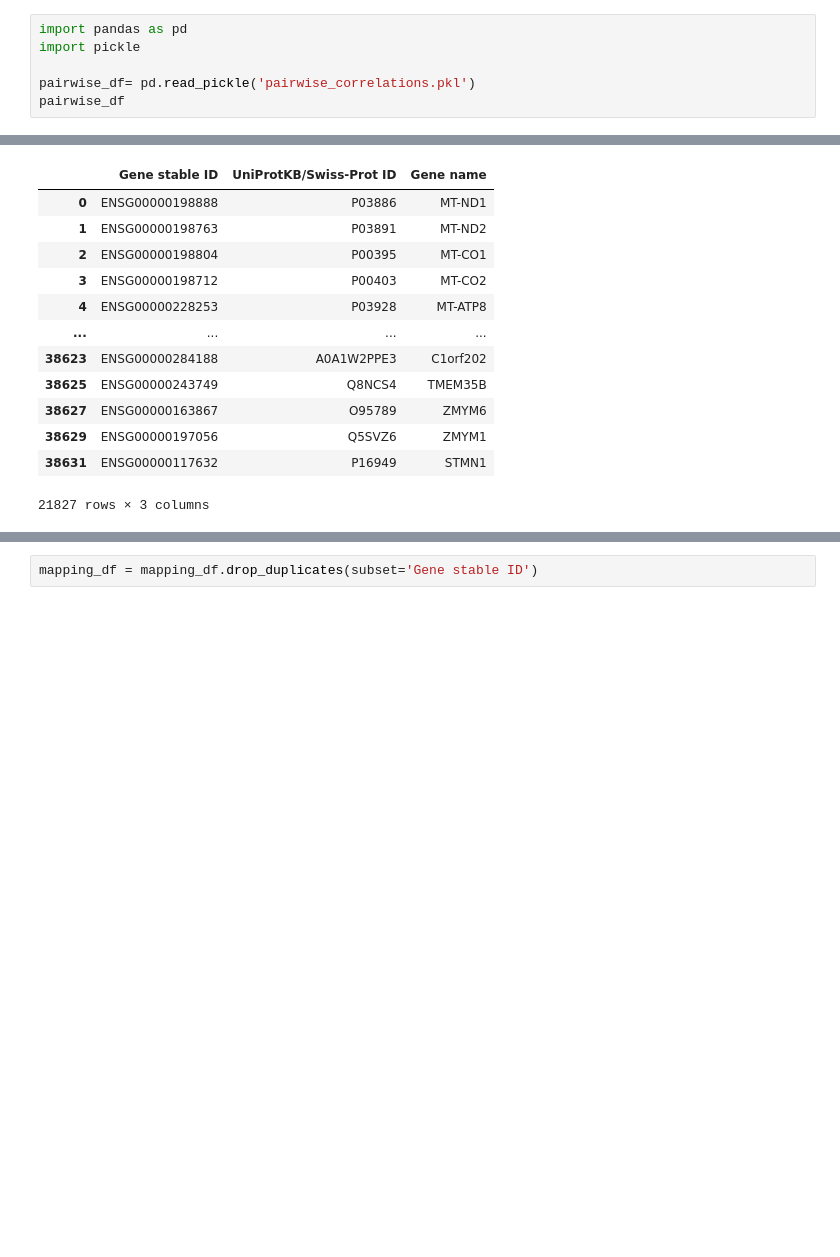
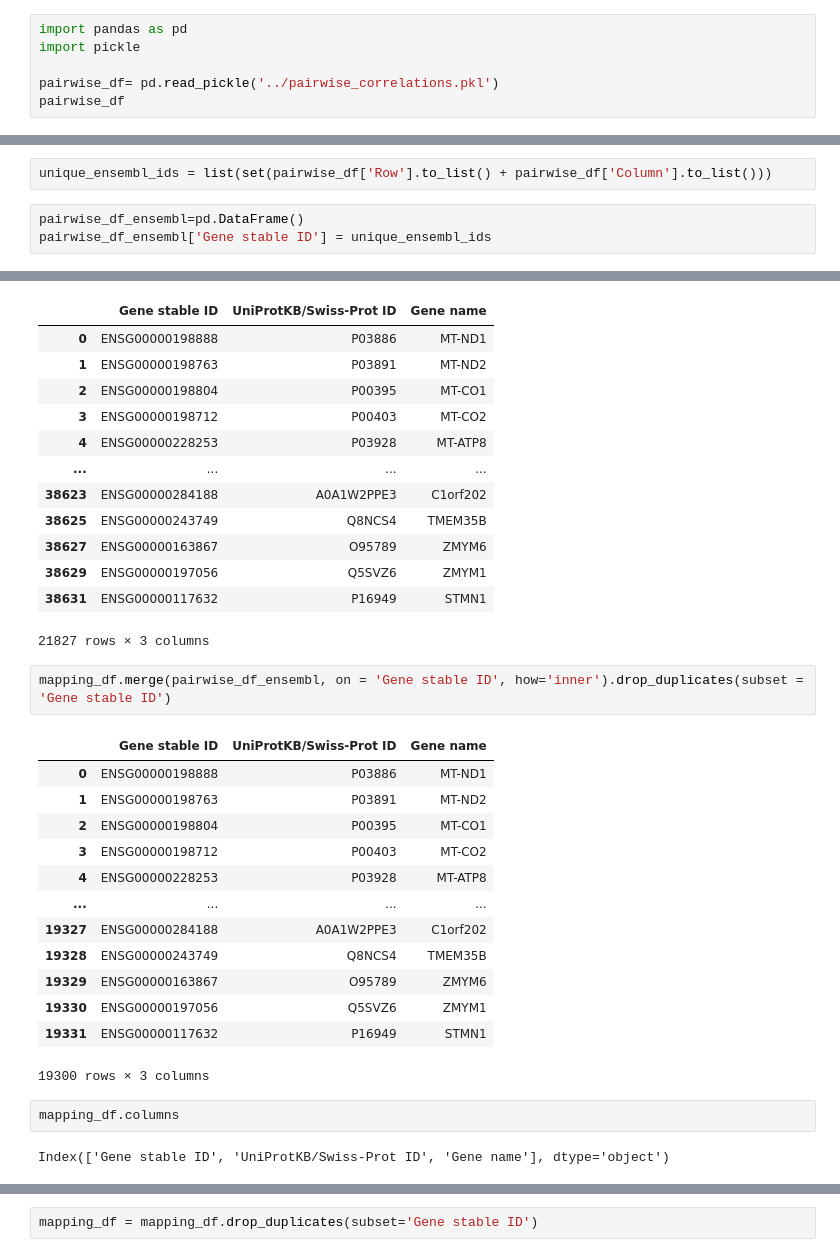
Before and after one commit to briannaflynn/gene_embedding_analysis, a Jupyter notebook: pairwise_correlation_prep.ipynb, the cells around one changed output, grey strips where cells are left out. Cells and saved outputs as stored; diff of their text form; blank space fills up the shorter version.

```diff
--- a/pairwise_correlation_prep.ipynb
+++ b/pairwise_correlation_prep.ipynb
@@ -2,7 +2,7 @@
 import pandas as pd
 import pickle
 
-pairwise_df= pd.read_pickle('pairwise_correlations.pkl')
+pairwise_df= pd.read_pickle('../pairwise_correlations.pkl')
 pairwise_df
 # %% [output]
 |  | Row | Column | Correlation |
@@ -18,3 +18,8 @@ pairwise_df
 | 202779589 | ENSG00000124469 | ENSG00000197563 | 0.331878 |
 | 202779590 | ENSG00000089220 | ENSG00000197563 | -0.099028 |
 202779591 rows × 3 columns
+# %%
+unique_ensembl_ids = list(set(pairwise_df['Row'].to_list() + pairwise_df['Column'].to_list()))
+# %%
+pairwise_df_ensembl=pd.DataFrame()
+pairwise_df_ensembl['Gene stable ID'] = unique_ensembl_ids
@@ -62,3 +87,23 @@ mapping_df
 | 38629 | ENSG00000197056 | Q5SVZ6 | ZMYM1 |
 | 38631 | ENSG00000117632 | P16949 | STMN1 |
 21827 rows × 3 columns
+# %%
+mapping_df.merge(pairwise_df_ensembl, on = 'Gene stable ID', how='inner').drop_duplicates(subset = 'Gene stable ID')
+# %% [output]
+|  | Gene stable ID | UniProtKB/Swiss-Prot ID | Gene name |
+| 0 | ENSG00000198888 | P03886 | MT-ND1 |
+| 1 | ENSG00000198763 | P03891 | MT-ND2 |
+| 2 | ENSG00000198804 | P00395 | MT-CO1 |
+| 3 | ENSG00000198712 | P00403 | MT-CO2 |
+| 4 | ENSG00000228253 | P03928 | MT-ATP8 |
+| ... | ... | ... | ... |
+| 19327 | ENSG00000284188 | A0A1W2PPE3 | C1orf202 |
+| 19328 | ENSG00000243749 | Q8NCS4 | TMEM35B |
+| 19329 | ENSG00000163867 | O95789 | ZMYM6 |
+| 19330 | ENSG00000197056 | Q5SVZ6 | ZMYM1 |
+| 19331 | ENSG00000117632 | P16949 | STMN1 |
+19300 rows × 3 columns
+# %%
+mapping_df.columns
+# %% [output]
+Index(['Gene stable ID', 'UniProtKB/Swiss-Prot ID', 'Gene name'], dtype='object')
```
Also changed, not shown: parts of 7 cells of this notebook, 1 other file.
